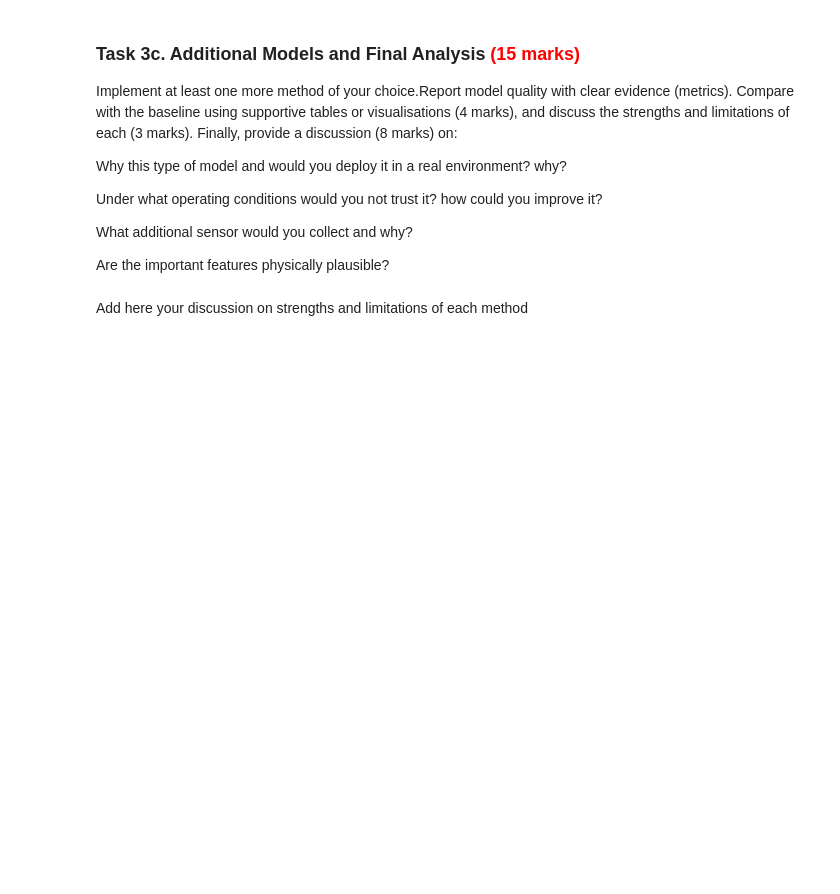
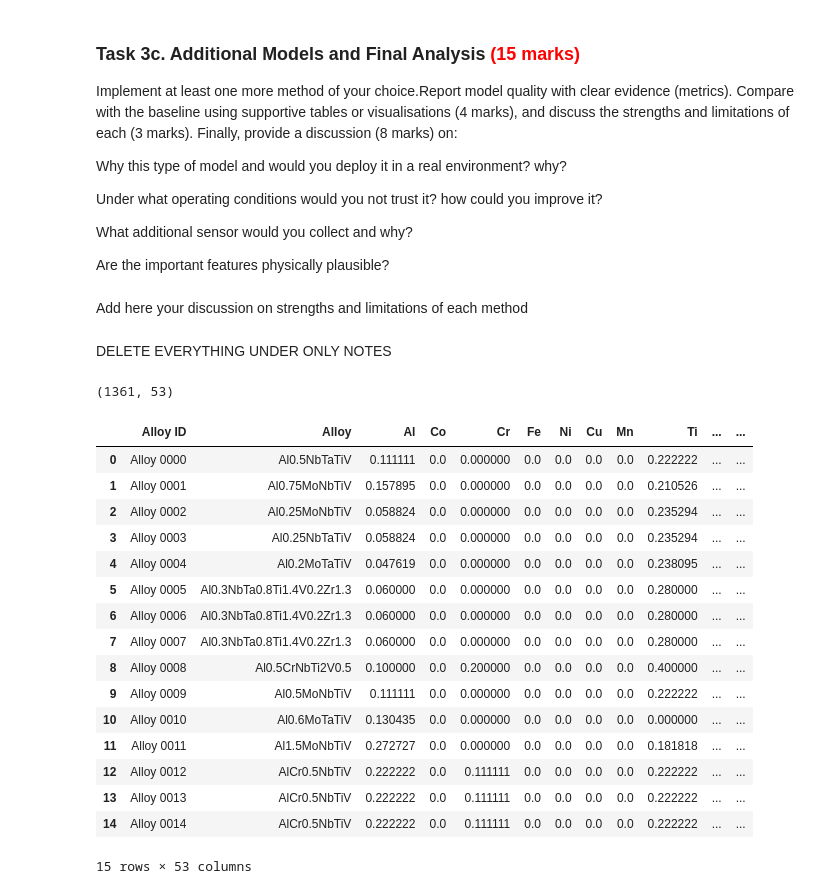
Before and after one commit to efyct6/Machine-Learning, a Jupyter notebook: mmme4125-coursework_2026.ipynb, the cells around one changed output. Drawn from its saved outputs; the diff is of its cells as text; code cells hidden in the pictures; blank space fills up the shorter version.

Commit message:
Displaying data using panda library and writing notes on issue with data set

```diff
--- a/mmme4125-coursework_2026.ipynb
+++ b/mmme4125-coursework_2026.ipynb
@@ -162,3 +162,37 @@ Are the important features physically plausible?
 # your implementaiton of additional methods here together with metrics
 # %% [markdown]
 Add here your discussion on strengths and limitations of each method
+# %% [markdown]
+DELETE EVERYTHING UNDER ONLY NOTES
+# %%
+import pandas as pd
+
+ds = pd.read_csv("HEA Phase DataSet v1d.csv", encoding="latin-1")   #no 6 - panda guide // reads CSV file and store in python as table
+#File has � for degree symbol hence cannot be read, need to use encoding (https://stackoverflow.com/questions/10611455/what-is-character-encoding-and-why-should-i-bother-with-it)
+# %%
+ds.shape  # Return number of (rows, columns in dataset)
+#1361 rows, 53 columns (52 excl first column that displays row no)
+# %% [output]
+(1361, 53)
+# %%
+ds.head(15) # no-3 panda guide // prints  first 15 rows of dataset
+
+# Repeating dataset? e.g 5-7, 12-14 -> create bias/ affect weight of model?
+# %% [output]
+|  | Alloy ID | Alloy | Al | Co | Cr | Fe | Ni | Cu | Mn | Ti | ... | ... |
+| 0 | Alloy 0000 | Al0.5NbTaTiV | 0.111111 | 0.0 | 0.000000 | 0.0 | 0.0 | 0.0 | 0.0 | 0.222222 | ... | ... |
+| 1 | Alloy 0001 | Al0.75MoNbTiV | 0.157895 | 0.0 | 0.000000 | 0.0 | 0.0 | 0.0 | 0.0 | 0.210526 | ... | ... |
+| 2 | Alloy 0002 | Al0.25MoNbTiV | 0.058824 | 0.0 | 0.000000 | 0.0 | 0.0 | 0.0 | 0.0 | 0.235294 | ... | ... |
+| 3 | Alloy 0003 | Al0.25NbTaTiV | 0.058824 | 0.0 | 0.000000 | 0.0 | 0.0 | 0.0 | 0.0 | 0.235294 | ... | ... |
+| 4 | Alloy 0004 | Al0.2MoTaTiV | 0.047619 | 0.0 | 0.000000 | 0.0 | 0.0 | 0.0 | 0.0 | 0.238095 | ... | ... |
+| 5 | Alloy 0005 | Al0.3NbTa0.8Ti1.4V0.2Zr1.3 | 0.060000 | 0.0 | 0.000000 | 0.0 | 0.0 | 0.0 | 0.0 | 0.280000 | ... | ... |
+| 6 | Alloy 0006 | Al0.3NbTa0.8Ti1.4V0.2Zr1.3 | 0.060000 | 0.0 | 0.000000 | 0.0 | 0.0 | 0.0 | 0.0 | 0.280000 | ... | ... |
+| 7 | Alloy 0007 | Al0.3NbTa0.8Ti1.4V0.2Zr1.3 | 0.060000 | 0.0 | 0.000000 | 0.0 | 0.0 | 0.0 | 0.0 | 0.280000 | ... | ... |
+| 8 | Alloy 0008 | Al0.5CrNbTi2V0.5 | 0.100000 | 0.0 | 0.200000 | 0.0 | 0.0 | 0.0 | 0.0 | 0.400000 | ... | ... |
+| 9 | Alloy 0009 | Al0.5MoNbTiV | 0.111111 | 0.0 | 0.000000 | 0.0 | 0.0 | 0.0 | 0.0 | 0.222222 | ... | ... |
+| 10 | Alloy 0010 | Al0.6MoTaTiV | 0.130435 | 0.0 | 0.000000 | 0.0 | 0.0 | 0.0 | 0.0 | 0.000000 | ... | ... |
+| 11 | Alloy 0011 | Al1.5MoNbTiV | 0.272727 | 0.0 | 0.000000 | 0.0 | 0.0 | 0.0 | 0.0 | 0.181818 | ... | ... |
+| 12 | Alloy 0012 | AlCr0.5NbTiV | 0.222222 | 0.0 | 0.111111 | 0.0 | 0.0 | 0.0 | 0.0 | 0.222222 | ... | ... |
+| 13 | Alloy 0013 | AlCr0.5NbTiV | 0.222222 | 0.0 | 0.111111 | 0.0 | 0.0 | 0.0 | 0.0 | 0.222222 | ... | ... |
+| 14 | Alloy 0014 | AlCr0.5NbTiV | 0.222222 | 0.0 | 0.111111 | 0.0 | 0.0 | 0.0 | 0.0 | 0.222222 | ... | ... |
+15 rows × 53 columns
```
Also changed, not shown: parts of 2 cells of this notebook, 5 other files.
